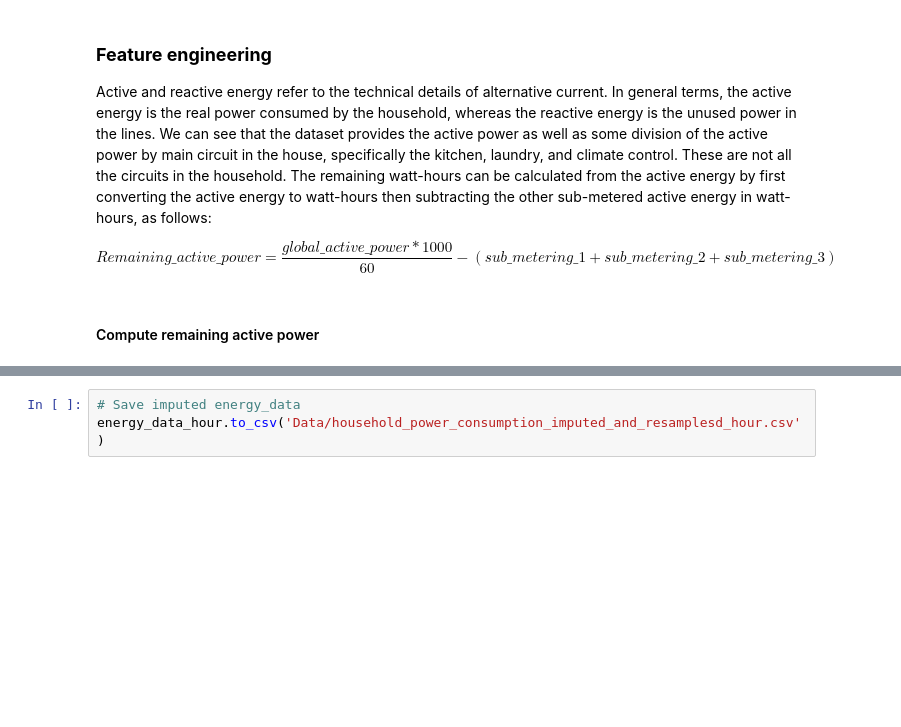
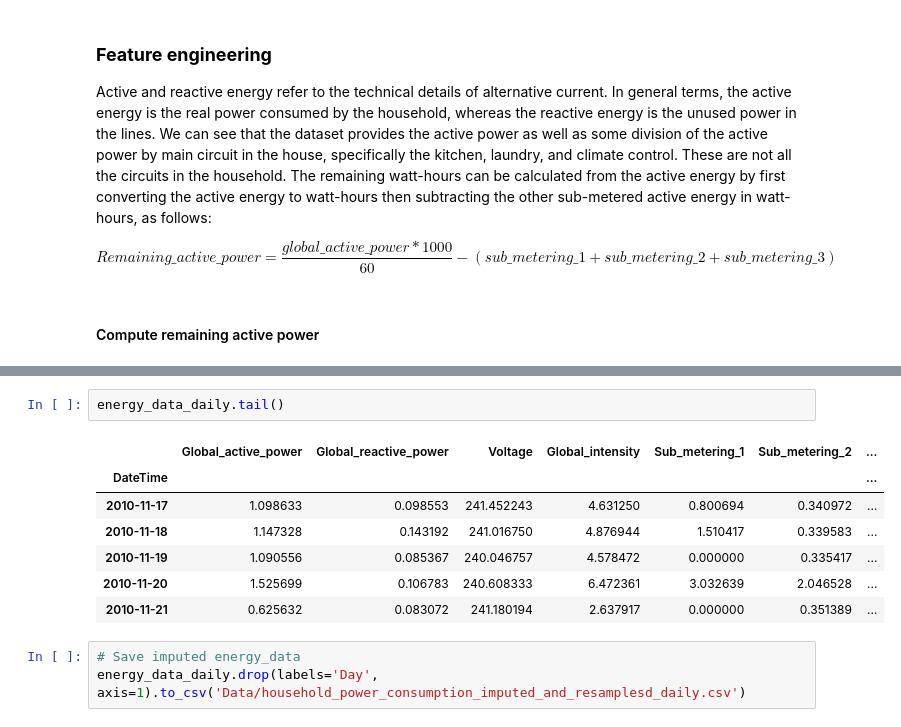
Before and after one commit to iam-armanahmed/household-electric-power-consumption, a Jupyter notebook: 1-Exploratory-Data_Anlaysis.ipynb, the cells around one changed output, grey strips where cells are left out. Cells and saved outputs as stored; diff of their text form; blank space fills up the shorter version.

```diff
--- a/1-Exploratory-Data_Anlaysis.ipynb
+++ b/1-Exploratory-Data_Anlaysis.ipynb
@@ -386,3 +409,13 @@ memory usage: 101.4 KB
+# %%
+energy_data_daily.tail()
+# %% [output]
+|  | Global_active_power | Global_reactive_power | Voltage | Global_intensity | Sub_metering_1 | Sub_metering_2 | ... |
+| DateTime |  |  |  |  |  |  | ... |
+| 2010-11-17 | 1.098633 | 0.098553 | 241.452243 | 4.631250 | 0.800694 | 0.340972 | ... |
+| 2010-11-18 | 1.147328 | 0.143192 | 241.016750 | 4.876944 | 1.510417 | 0.339583 | ... |
+| 2010-11-19 | 1.090556 | 0.085367 | 240.046757 | 4.578472 | 0.000000 | 0.335417 | ... |
+| 2010-11-20 | 1.525699 | 0.106783 | 240.608333 | 6.472361 | 3.032639 | 2.046528 | ... |
+| 2010-11-21 | 0.625632 | 0.083072 | 241.180194 | 2.637917 | 0.000000 | 0.351389 | ... |
 # %%
 # Save imputed energy_data
-energy_data_hour.to_csv('Data/household_power_consumption_imputed_and_resamplesd_hour.csv')
+energy_data_daily.drop(labels='Day', axis=1).to_csv('Data/household_power_consumption_imputed_and_resamplesd_daily.csv')
```
Also changed, not shown: parts of 11 cells of this notebook.
